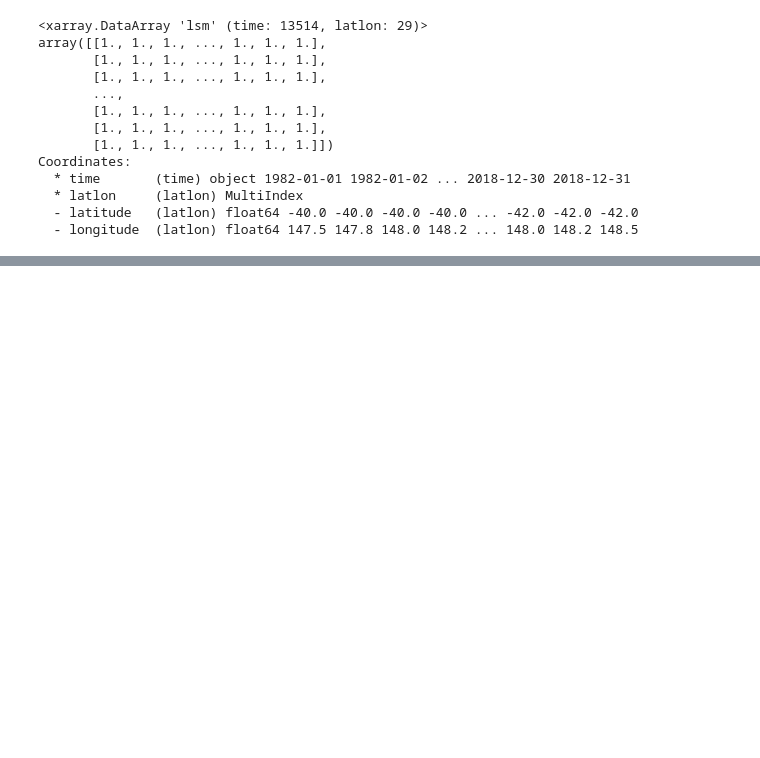
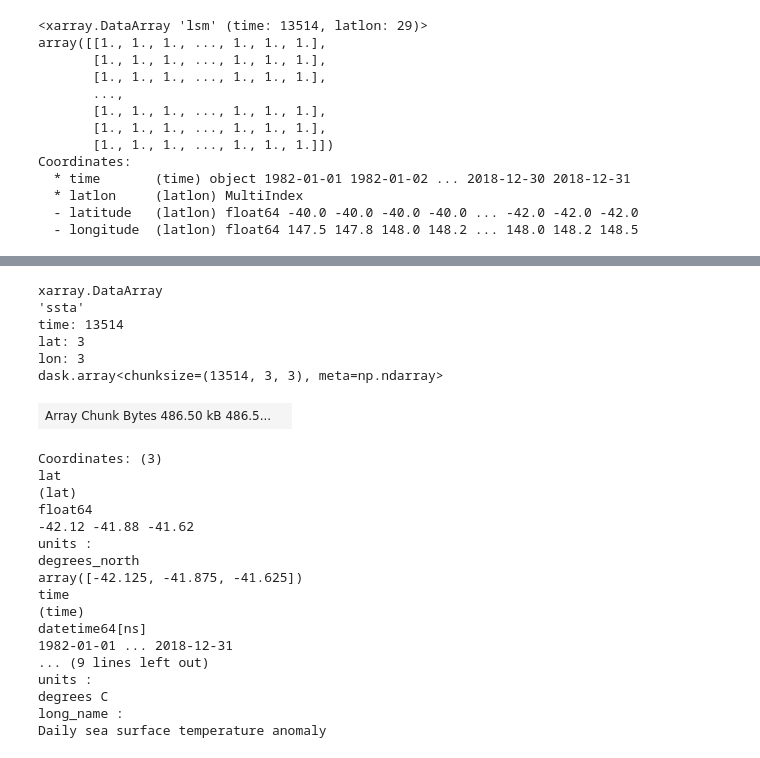
Before and after one commit to charuni-p/Heatwaves, a Jupyter notebook: Xarray-stack.ipynb, the cells around one changed output, grey strips where cells are left out. Saved outputs shown, nothing was run; the diff lists cells and outputs as text; code cells hidden in the pictures; blank space fills up the shorter version.

```diff
--- a/Xarray-stack.ipynb
+++ b/Xarray-stack.ipynb
@@ -175,0 +205,33 @@ ssta = mhw.ssta.sel(time=slice('1982', '2018'), lon=slice(147.0, 149.0), lat=sli
+# %%
+for (lat, lon) in coast_sel_stacked.latlon.values:
+    centre = ssta.sel(lat=lat, lon=lon, method='nearest')
+    centre_lat = centre.lat.values
+    centre_lon = centre.lon.values
+    localcells = ssta.sel(lat=slice(centre_lat-0.3,centre_lat+0.3), lon=slice(centre_lon-0.3,centre_lon+0.3))
+# %%
+localcells
+# %% [output]
+xarray.DataArray
+'ssta'
+time: 13514
+lat: 3
+lon: 3
+dask.array<chunksize=(13514, 3, 3), meta=np.ndarray>
+| Array Chunk Bytes 486.50 kB 486.5... |  |
+Coordinates: (3)
+lat
+(lat)
+float64
+-42.12 -41.88 -41.62
+units :
+degrees_north
+array([-42.125, -41.875, -41.625])
+time
+(time)
+datetime64[ns]
+1982-01-01 ... 2018-12-31
+... (9 lines left out)
+units :
+degrees C
+long_name :
+Daily sea surface temperature anomaly
```
Also changed, not shown: parts of 2 cells of this notebook.
